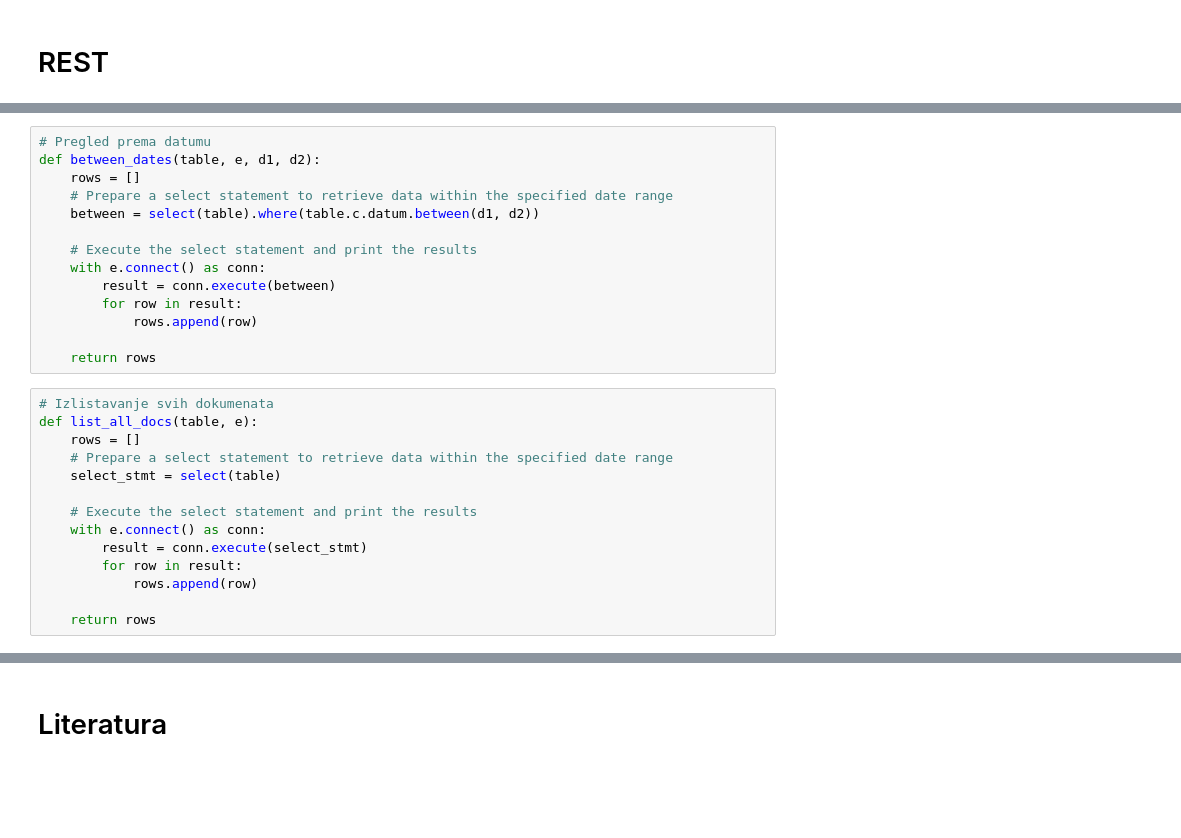
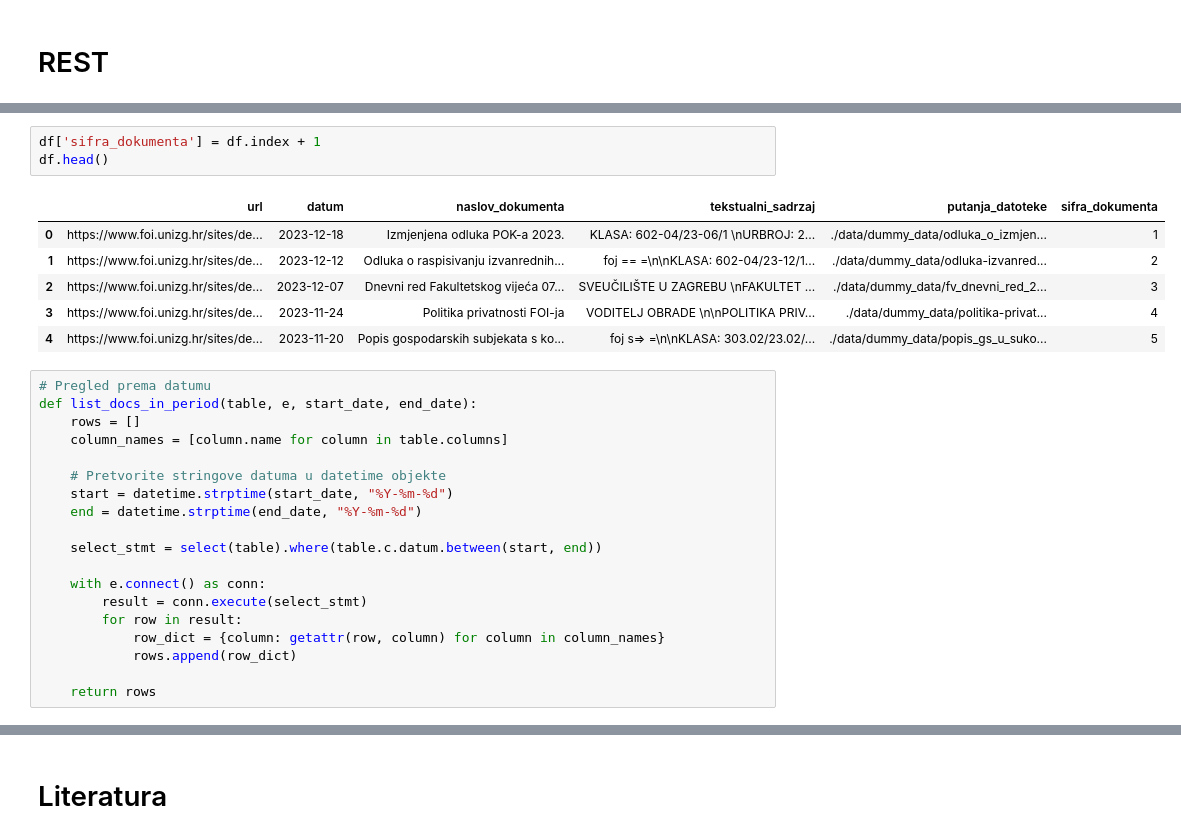
Before and after one commit to dsabljic/PAP-FOI-docs, a Jupyter notebook: Main.ipynb, the cells around one changed output, grey strips where cells are left out. Saved outputs shown, nothing was run; the diff lists cells and outputs as text; blank space fills up the shorter version.

Commit message:
REST - izlistavanje dokumenata i pretraga po datumu

```diff
--- a/Main.ipynb
+++ b/Main.ipynb
@@ -514,28 +523,29 @@ Error: cannot convert dictionary update sequence element #0 to a sequence
+# %%
+df['sifra_dokumenta'] = df.index + 1
+df.head()
+# %% [output]
+|  | url | datum | naslov_dokumenta | tekstualni_sadrzaj | putanja_datoteke | sifra_dokumenta |
+| 0 | https://www.foi.unizg.hr/sites/de... | 2023-12-18 | Izmjenjena odluka POK-a 2023. | KLASA: 602-04/23-06/1 \nURBROJ: 2... | ./data/dummy_data/odluka_o_izmjen... | 1 |
+| 1 | https://www.foi.unizg.hr/sites/de... | 2023-12-12 | Odluka o raspisivanju izvanrednih... | foj == =\n\nKLASA: 602-04/23-12/1... | ./data/dummy_data/odluka-izvanred... | 2 |
+| 2 | https://www.foi.unizg.hr/sites/de... | 2023-12-07 | Dnevni red Fakultetskog vijeća 07... | SVEUČILIŠTE U ZAGREBU \nFAKULTET ... | ./data/dummy_data/fv_dnevni_red_2... | 3 |
+| 3 | https://www.foi.unizg.hr/sites/de... | 2023-11-24 | Politika privatnosti FOI-ja | VODITELJ OBRADE \n\nPOLITIKA PRIV... | ./data/dummy_data/politika-privat... | 4 |
+| 4 | https://www.foi.unizg.hr/sites/de... | 2023-11-20 | Popis gospodarskih subjekata s ko... | foj s=> =\n\nKLASA: 303.02/23.02/... | ./data/dummy_data/popis_gs_u_suko... | 5 |
 # %%
 # Pregled prema datumu
-def between_dates(table, e, d1, d2):
+def list_docs_in_period(table, e, start_date, end_date):
     rows = []
-    # Prepare a select statement to retrieve data within the specified date range
-    between = select(table).where(table.c.datum.between(d1, d2))
+    column_names = [column.name for column in table.columns]
 
-    # Execute the select statement and print the results
+    # Pretvorite stringove datuma u datetime objekte
+    start = datetime.strptime(start_date, "%Y-%m-%d")
+    end = datetime.strptime(end_date, "%Y-%m-%d")
+
+    select_stmt = select(table).where(table.c.datum.between(start, end))
+
     with e.connect() as conn:
-        result = conn.execute(between)
+        result = conn.execute(select_stmt)
         for row in result:
-            rows.append(row)
+            row_dict = {column: getattr(row, column) for column in column_names}
+            rows.append(row_dict)
 
     return rows
-# %%
-# Izlistavanje svih dokumenata
-def list_all_docs(table, e):
-    rows = []
-    # Prepare a select statement to retrieve data within the specified date range
-    select_stmt = select(table)
-
-    # Execute the select statement and print the results
-    with e.connect() as conn:
-        result = conn.execute(select_stmt)
-        for row in result:
-            rows.append(row)
-
-    return rows
```
Also changed, not shown: parts of 6 cells of this notebook.
